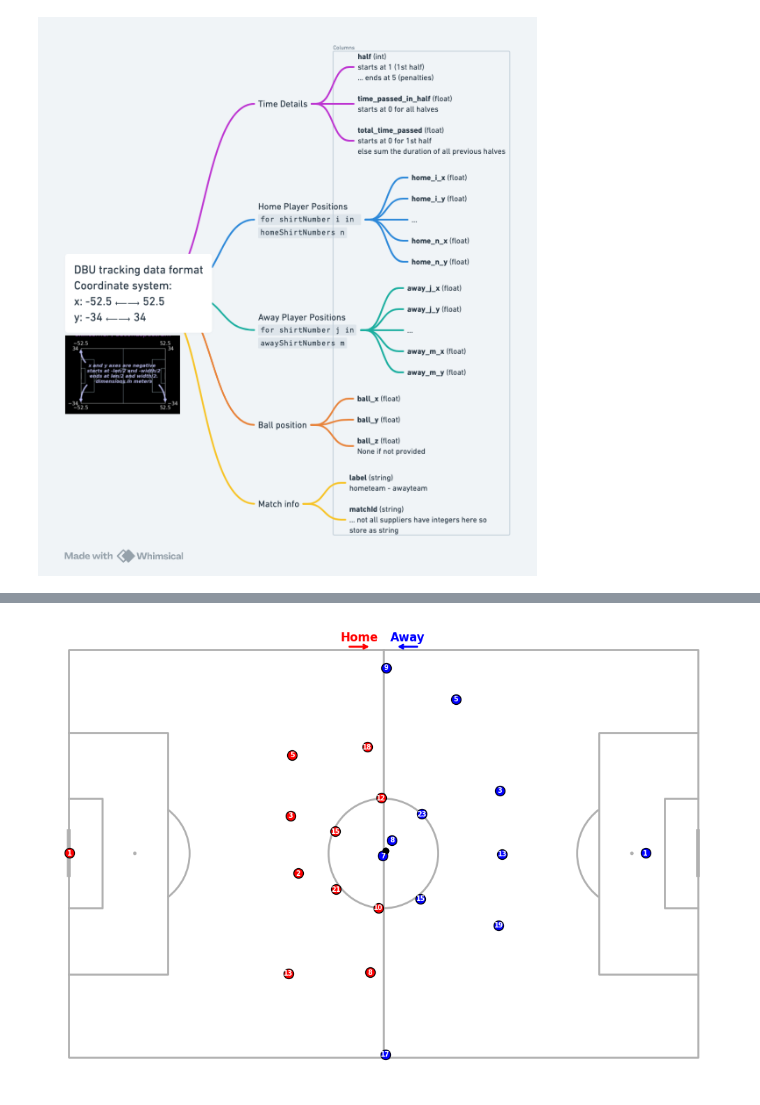
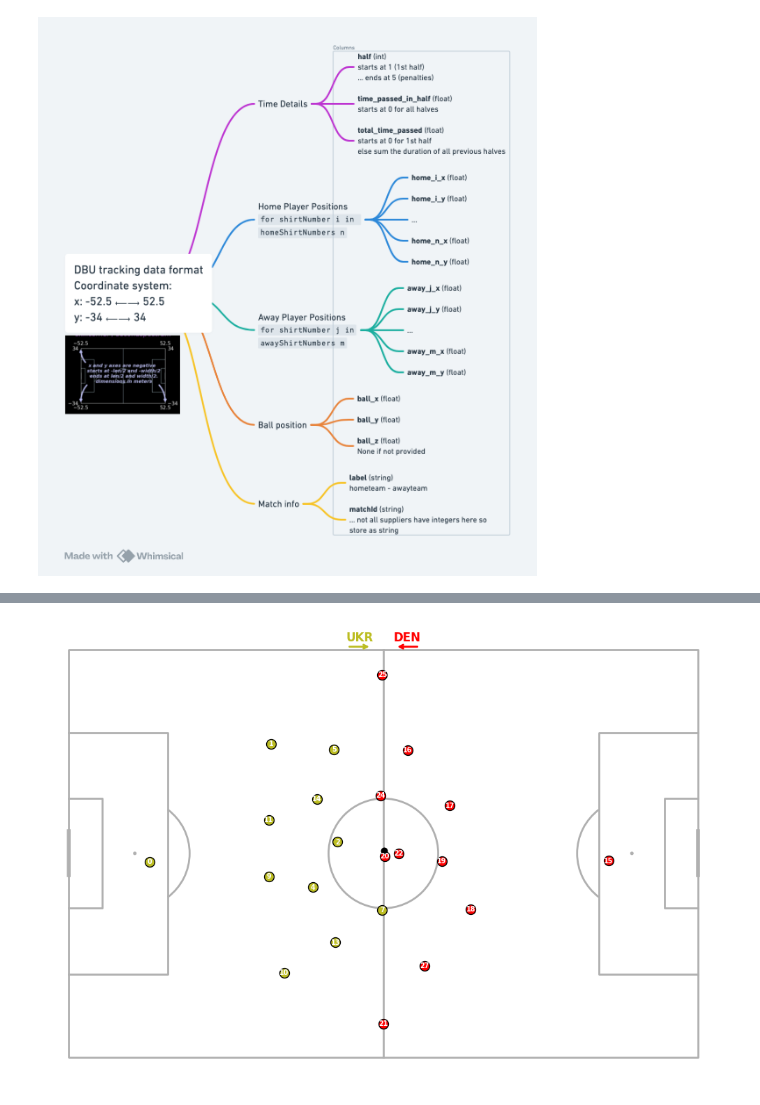
Before and after one commit to Halfspace-io/hs-dbu-hackathon, a Jupyter notebook: intro.ipynb, the cells around one changed output, grey strips where cells are left out. Saved outputs shown, nothing was run; the diff lists cells and outputs as text; code cells hidden in the pictures.

Commit message:
src/utils.py added with utility functions, intro.ipynb, .toml, uv.lock, ../directories.py updated

```diff
--- a/intro.ipynb
+++ b/intro.ipynb
@@ -119,89 +152,14 @@ Image(filename=Directories.REPO_PATH / 'pngs/tracking_data_structure.png')
 # %%
-def plot(home,away,half,time, time_column='time_passed_in_half',home_color='red',away_color='blue',home_label='Home',away_label='Away'):
-    import mplsoccer
-    import matplotlib.pyplot as plt
+game = 'UKR-DEN_U21EUROS25'
 
-    # Initialize the pitch with dimensions 105 x 68
-    pitch = mplsoccer.Pitch(pitch_type='skillcorner', pitch_length=105, pitch_width=68,)# axis=True,label=True)
-    fig, ax = pitch.draw(figsize=(10, 7))
+#read in the Ukraine U21 vs Denmark U21 tracking data
+home = pd.read_csv(Directories.DATA_PATH / f'{Directories.U21_PATH}/{game}/home_tracking.csv')
+away = pd.read_csv(Directories.DATA_PATH / f'{Directories.U21_PATH}/{game}/away_tracking.csv')
 
-    for side, team, col in zip(['home','away'],[home, away],[home_color,away_color]):
-        # Get x and y columns for each team
-        x_columns = [c for c in team.keys() if c[-2:].lower() == "_x" and c != "ball_x"]
-        y_columns = [c for c in team.keys() if c[-2:].lower() == "_y" and c != "ball_y"]
+#plot first frame in first half
+ut.plot_tracking(home=home, away=away, half=1, time=0, home_color='tab:olive', away_color='red',home_label='UKR',away_label='DEN')
 
-        # Plot home team players in blue
-        for x_col, y_col in zip(x_columns, y_columns):
-            pitch.scatter(team[(team['half']==half) & (team[time_column]==time)][x_col], team[(team['half']==half) & (team[time_column]==time)][y_col], s=100, color=col, edgecolors='k', ax=ax, label=side)
-
-        #plot the ball
-        pitch.scatter(team[(team['half']==half) & (team[time_column]==time)]['ball_x'],
-        team[(team['half']==half) & (team[time_column]==time)]['ball_y'],ax=ax, color='black')
-
-        player_nums = [
-            c.split("_")[1]
-            for c in team.keys()
-            if c[-2:].lower() == "_x" and c != "ball_x"
-        ]
-
-        player_xs = team[(team['half']==half) & (team[time_column]==time)][x_columns].values.flatten()
-        player_ys = team[(team['half']==half) & (team[time_column]==time)][y_columns].values.flatten()
-
-        for i, txt in enumerate(player_nums):
-            a = ax.annotate(
-                txt,
-                (player_xs[i], player_ys[i]),
-                ha="center",
-                va="center",
-                c="white",
-                fontsize="x-small",
-                fontweight="bold",
-            )
-
-    ax.annotate(
-        home_label,
-        (-4, 35),  # Place it outside the pitch on the left
-        ha="center",
-        va="bottom",
-        c=home_color,
-        fontsize="large",
-        fontweight="bold",
-    )
-
-    ax.annotate(
-        "",
-        xy=(-2, 34.5),  # Arrow end
-        xytext=(-6, 34.5),  # Arrow start
-        arrowprops=dict(arrowstyle="->", color=home_color, lw=2),
-    )
-
-    ax.annotate(
-        away_label,
-        (4, 35),  # Place it outside the pitch on the right
-        ha="center",
-        va="bottom",
-        c=away_color,
-        fontsize="large",
-        fontweight="bold",
-    )
-
-    ax.annotate(
-        "",
-        xy=(2, 34.5),  # Arrow end
-        xytext=(6, 34.5),  # Arrow start
-        arrowprops=dict(arrowstyle="->", color=away_color, lw=2),
-    )
-
-    # Add legend and display plot
-    # ax.legend(["Home Team", "Away Team"], loc="upper right")
-    # ax.legend()
-    plt.show()
-
-
-home = pd.read_csv(Directories.DATA_PATH / 'test_match/H_NL2024-2025/DEN-POR_NL2024/tracking_home.csv')
-away = pd.read_csv(Directories.DATA_PATH / 'test_match/H_NL2024-2025/DEN-POR_NL2024/tracking_away.csv')
-
-plot(home,away,1,0)
-plot(home,away,2,0)
+#plot first frame in second half with default colors (home is red and away is blue) and default team labels
+ut.plot_tracking(home, away, 2, 0)
 # %% [output]
-[figure, old version]
+[figure, new version]
```
Also changed, not shown: parts of 27 cells of this notebook, 4 other files.
